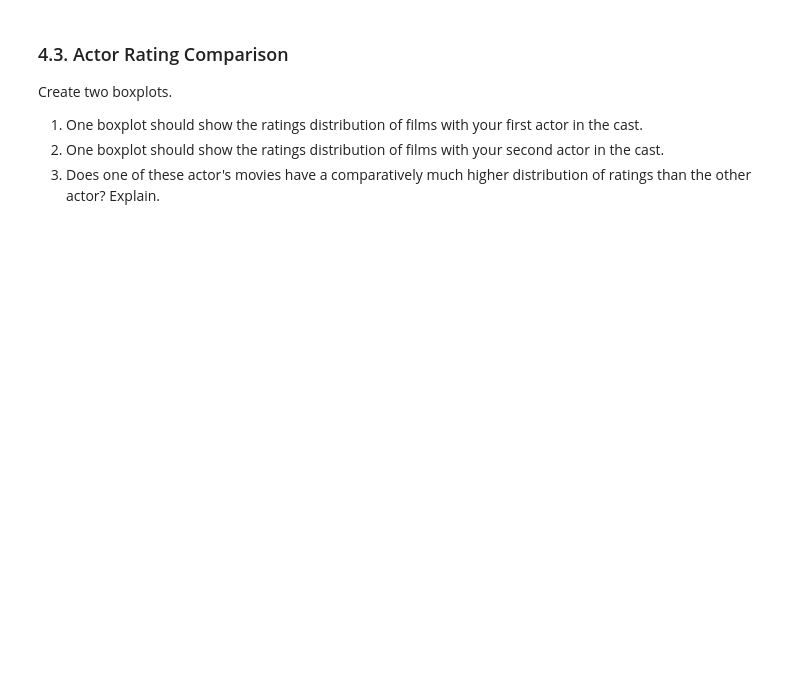
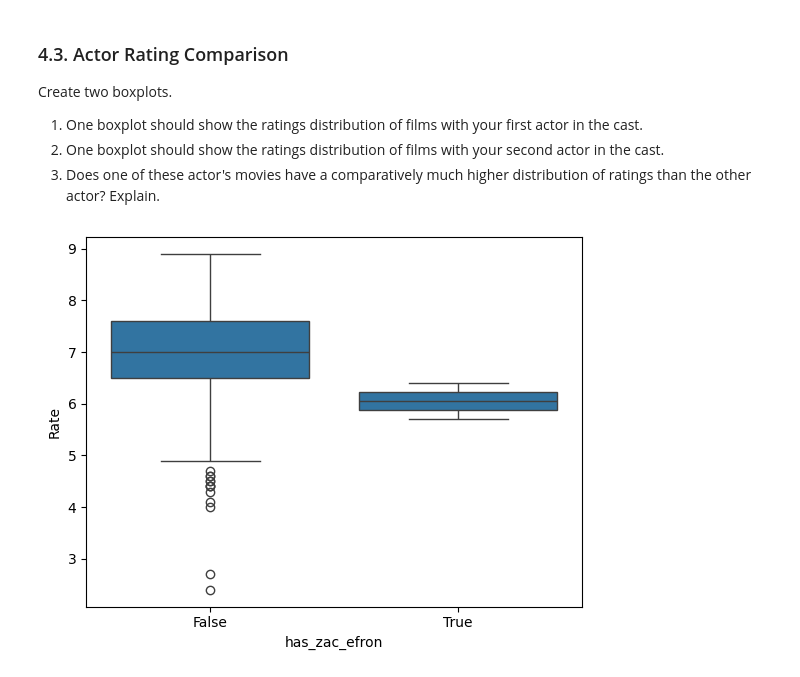
Before and after one commit to ryguy2k4/stat207, a Jupyter notebook: lab_04/lab_04_group.ipynb, the cells around one changed output. Cells and saved outputs as stored; diff of their text form; code cells hidden in the pictures; blank space fills up the shorter version.

```diff
--- a/lab_04/lab_04_group.ipynb
+++ b/lab_04/lab_04_group.ipynb
@@ -167,3 +314,6 @@ Create a list of all movie `title`s in this dataframe that have ONLY ONE ROW in
 Finally, use this `title` list from 2.3.1 to drop all rows that correspond to a `title` that had more than one row assigned to it. (Or in other words drop the movies that we considered "duplicates").
 
 How many additional rows did you drop?
+# %%
+df_reelview = df_reelview[df_reelview["title"].isin(name_counts2.index)]
+df_reelview
@@ -191,3 +384,6 @@ Hint: The **.isna().sum()** functions might help you.
 ### 3.4. Inner Join Merge
 
 Let's next perform an **inner join** merge of ratings dataframe and the actors dataframe on the `Name` (ie. `title`) of the movie/film.
+# %%
+df_merge_inner = pd.merge(df, df_reelview, how="inner", left_on="Name", right_on="title")
+df_merge_inner
@@ -205,3 +421,7 @@ Would you be comfortable stating that this new joined dataset is *representative
 ### 4.1. Famous Actor Variable 1: CHOOSE YOUR OWN
 
 Use this merged dataframe from #3.4 to create a new variable that indicates whether or not a famous actor was in the film. You can choose your own famous actor. Make sure that it's an actor in at least one film in this merged dataframe from #3.4.
+# %%
+actor = "Matthew McConaughey"
+df_merge_inner["has_matthew_mcconaughey"] = df_merge_inner["cast"].apply(lambda x: actor in x)
+df_merge_inner
@@ -209,3 +443,7 @@ Use this merged dataframe from #3.4 to create a new variable that indicates whet
 ### 4.2. Famous Actor Variable 2: CHOOSE YOUR OWN
 
 Use this merged dataframe from #3.4 to create a new variable that indicates whether or not a famous actor was in the film. You can choose your own famous actor. Make sure that it's an actor in at least one film in this merged dataframe from #3.4.
+# %%
+actor2 = "Zac Efron"
+df_merge_inner["has_zac_efron"] = df_merge_inner["cast"].apply(lambda x: actor2 in x)
+df_merge_inner
@@ -216,3 +468,8 @@ Create two boxplots.
 1. One boxplot should show the ratings distribution of films with your first actor in the cast.
 2. One boxplot should show the ratings distribution of films with your second actor in the cast.
 3. Does one of these actor's movies have a comparatively much higher distribution of ratings than the other actor? Explain.
+# %%
+sns.boxplot(x="has_zac_efron",y="Rate", data=df_merge_inner)
+plt.show()
+# %% [output]
+[figure, added]
```
Also changed, not shown: parts of 29 cells of this notebook.
